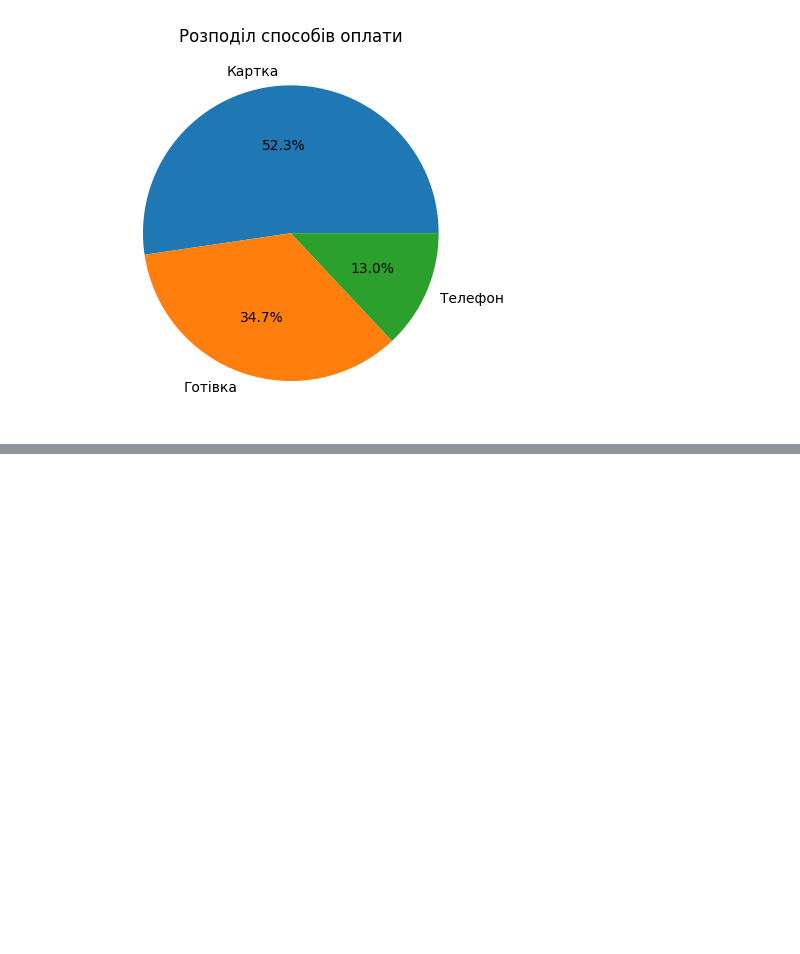
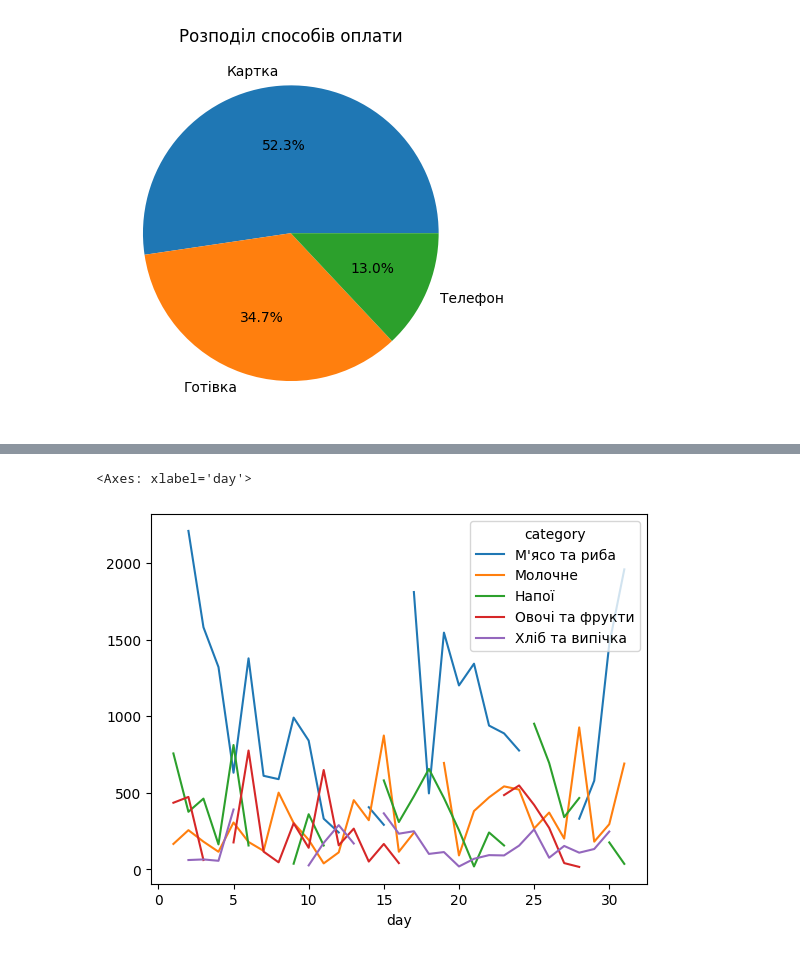
Before and after one commit to Wilson1994/DTA-2026, a Jupyter notebook: classmade/2_store_sales_analysis.ipynb, the cells around one changed output, grey strips where cells are left out. Cells and saved outputs as stored; diff of their text form; code cells hidden in the pictures; blank space fills up the shorter version.

```diff
--- a/classmade/2_store_sales_analysis.ipynb
+++ b/classmade/2_store_sales_analysis.ipynb
@@ -698,0 +718,5 @@ plt.show()
+# %%
+df.groupby(['day', 'category'])['total_uah'].sum().unstack().plot(kind='line')
+# %% [output]
+<Axes: xlabel='day'>
+[figure, added]
```
Also changed, not shown: parts of 8 cells of this notebook.
